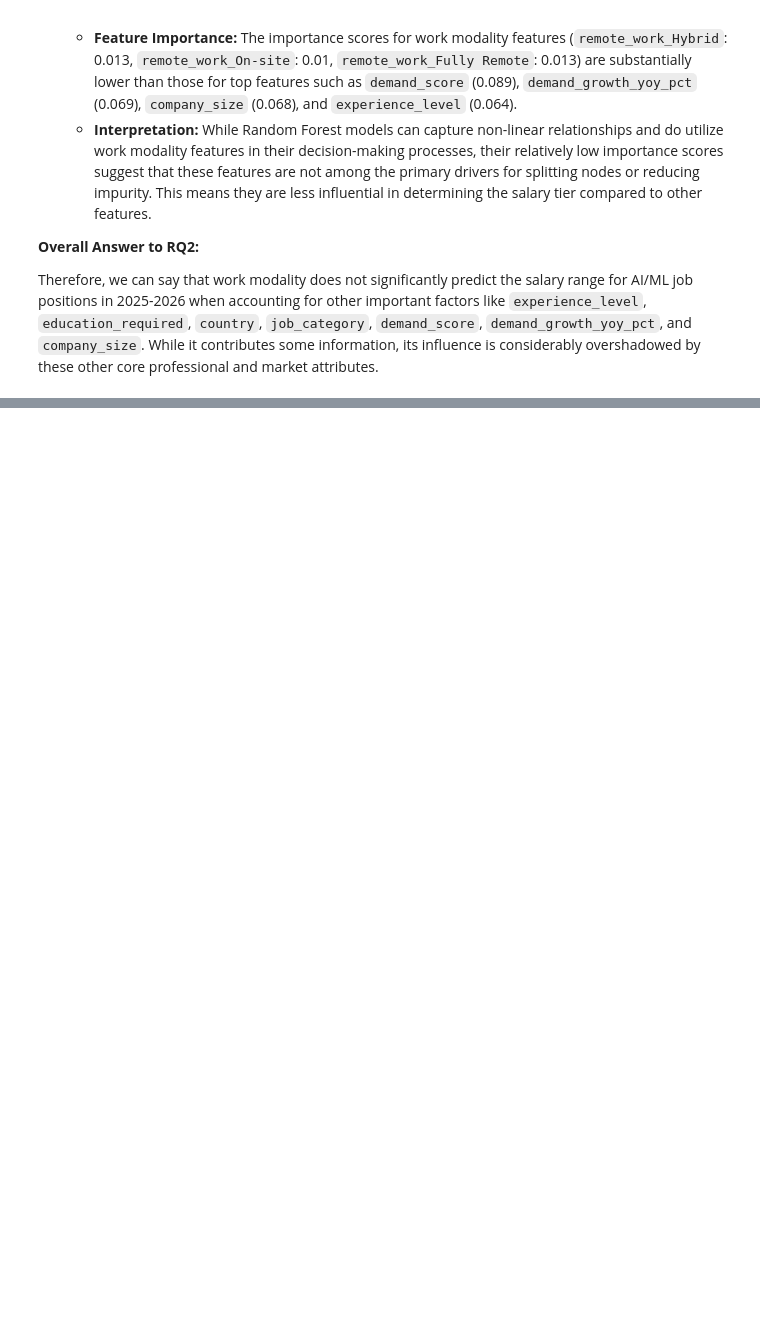
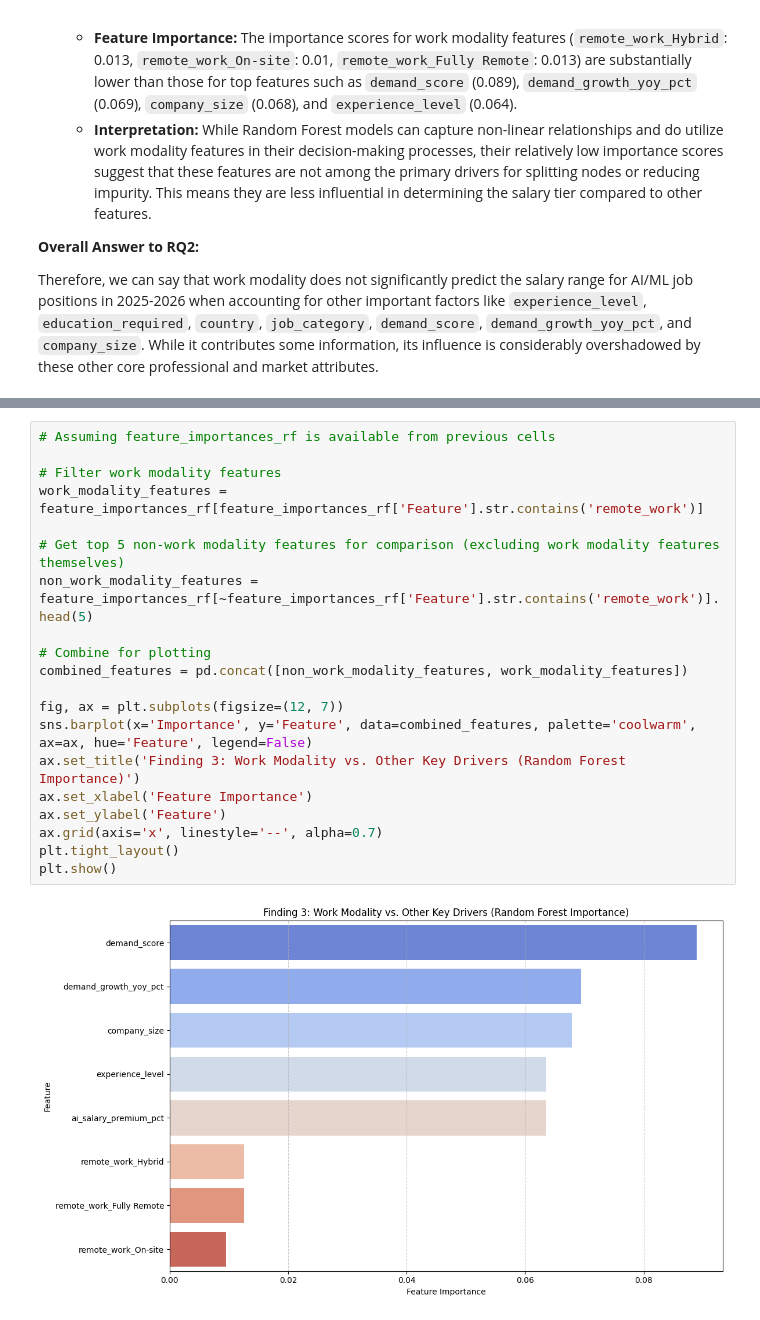
Before and after one commit to uliazaman02/AI_Jobs_Market, a Jupyter notebook: Part_2.ipynb, the cells around one changed output, grey strips where cells are left out. Saved outputs shown, nothing was run; the diff lists cells and outputs as text; blank space fills up the shorter version.

```diff
--- a/Final_Project_Part_2.ipynb
+++ b/Part_2.ipynb
@@ -969,3 +1011,25 @@ Therefore, we can say that work modality does not significantly predict the sala
+# %%
+# Assuming feature_importances_rf is available from previous cells
+
+# Filter work modality features
+work_modality_features = feature_importances_rf[feature_importances_rf['Feature'].str.contains('remote_work')]
+
+# Get top 5 non-work modality features for comparison (excluding work modality features themselves)
+non_work_modality_features = feature_importances_rf[~feature_importances_rf['Feature'].str.contains('remote_work')].head(5)
+
+# Combine for plotting
+combined_features = pd.concat([non_work_modality_features, work_modality_features])
+
+fig, ax = plt.subplots(figsize=(12, 7))
+sns.barplot(x='Importance', y='Feature', data=combined_features, palette='coolwarm', ax=ax, hue='Feature', legend=False)
+ax.set_title('Finding 3: Work Modality vs. Other Key Drivers (Random Forest Importance)')
+ax.set_xlabel('Feature Importance')
+ax.set_ylabel('Feature')
+ax.grid(axis='x', linestyle='--', alpha=0.7)
+plt.tight_layout()
+plt.show()
+# %% [output]
+[figure, added]
 # %% [markdown]
 ### Key Findings for Stakeholder Dashboard
 
```
Also changed, not shown: parts of 10 cells of this notebook, 1 other file.
